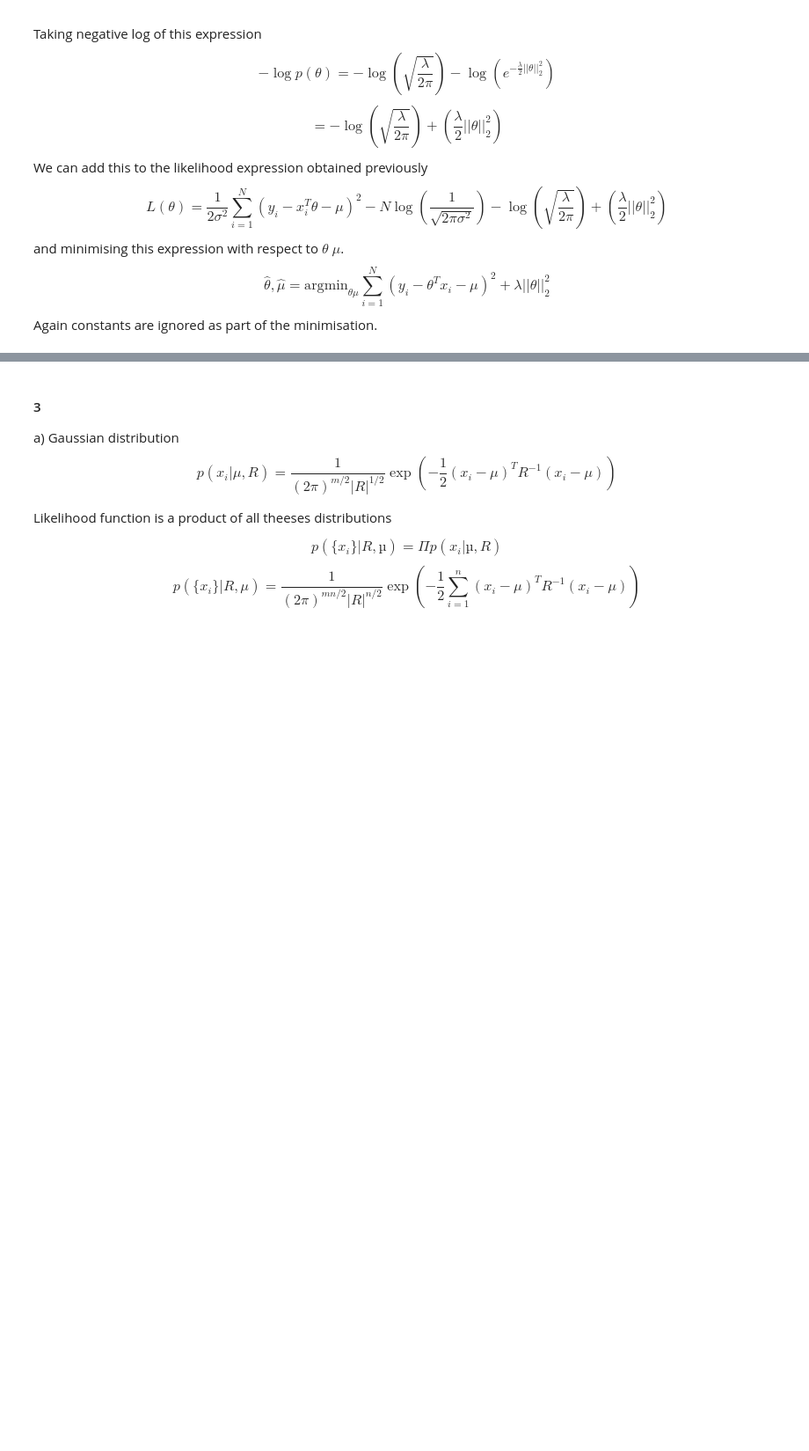
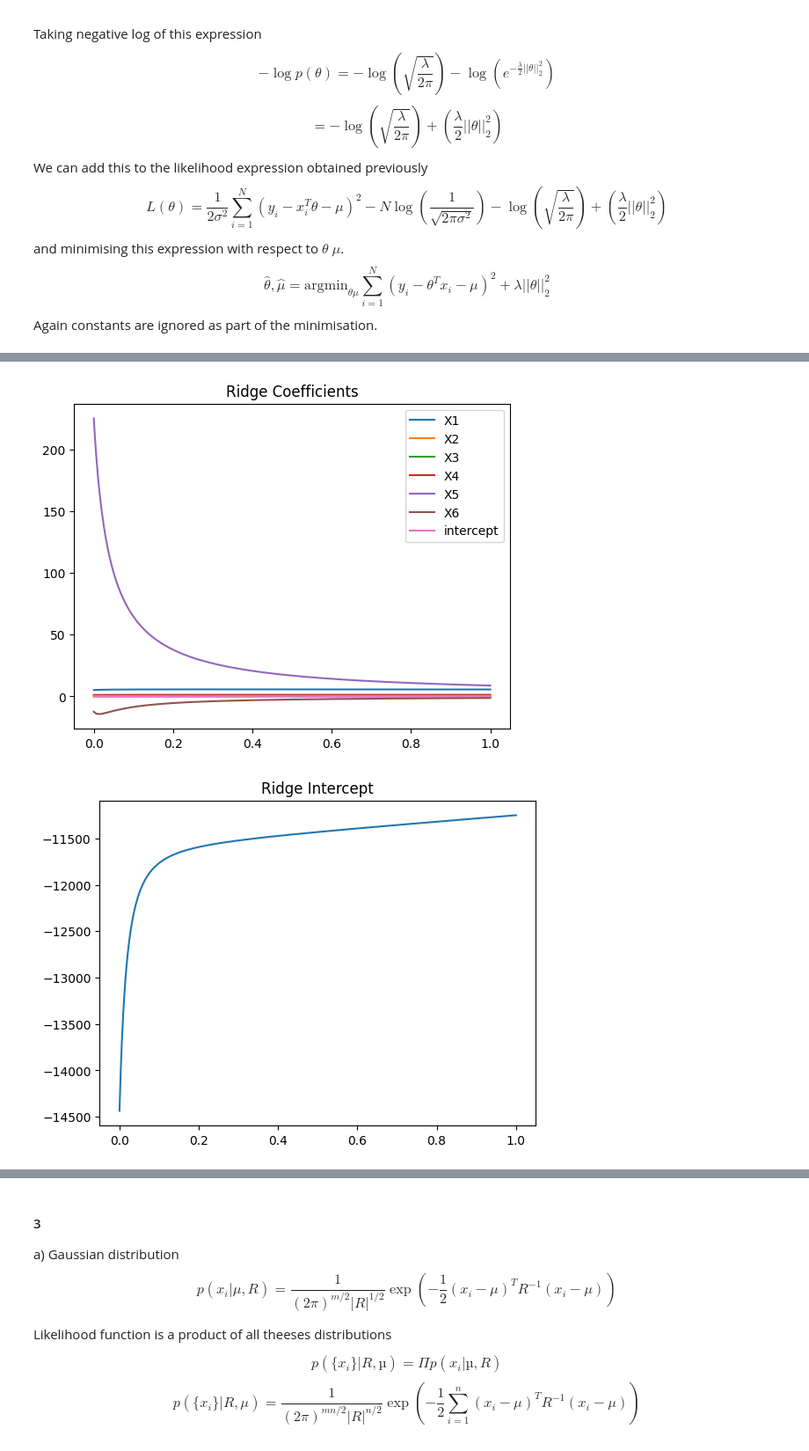
Before and after one commit to darkopetrov/DAT570_Continuous_optimization_in_data_science, a Jupyter notebook: Module_1/Code_1.ipynb, the cells around one changed output, grey strips where cells are left out. Shown at 88% size. Drawn from its saved outputs; the diff is of its cells as text; code cells hidden in the pictures; blank space fills up the shorter version.

```diff
--- a/Module_1/Code_1.ipynb
+++ b/Module_1/Code_1.ipynb
@@ -197,0 +101,62 @@ strong multicollinearity or other numerical problems.
+# %%
+import pandas
+import numpy as np
+from sklearn.linear_model import Ridge, LinearRegression
+from sklearn.model_selection import train_test_split
+from sklearn.metrics import mean_squared_error
+import statsmodels.api as sm
+import matplotlib.pyplot as plt
+
+# Loading the data
+data0=pandas.read_csv('Real estate.csv')
+
+
+# Separate x and y and remove the first column as it is the number of the sample
+
+
+def pricing(data):
+    X = data.drop('Y house price of unit area', axis=1)
+    X = X.drop('No', axis=1)
+    X['intercept'] = 1
+    y = data['Y house price of unit area']
+
+
+
+    ols_model = sm.OLS(y, X).fit()
+    print(ols_model.summary())
+    y_hat = ols_model.predict(X)
+    print("OLS mse: ",mean_squared_error(y, y_hat))
+
+
+    # Ridge Regression
+    alpha_values = np.linspace(0,1, 1000)
+    alpha_values = np.insert(alpha_values, 0, 0.)
+    ridge_models = {}
+    ridge_coefs = []
+    ridge_inter = []
+    ridge_mse = []
+
+    for alpha in alpha_values:
+        ridge_model = Ridge(alpha=alpha)
+        ridge_model.fit(X, y)
+        ridge_models[alpha] = ridge_model
+        y_hat = ridge_model.predict(X)
+        mse = mean_squared_error(y, y_hat)
+        ridge_mse.append(mse)
+        ridge_coefs.append(ridge_model.coef_)
+        ridge_inter.append(ridge_model.intercept_)
+
+
+    plt.figure()
+    plt.title("Ridge Coefficients")
+    plt.plot(alpha_values,(ridge_coefs), label=['X1', "X2", "X3", "X4", "X5", "X6", "intercept"])
+    plt.legend()
+    plt.figure()
+    plt.title("Ridge Intercept")
+    plt.plot(alpha_values,ridge_inter, label='Intercept')
+    plt.figure()
+    plt.title("Ridge Mean Squared Error")
+    plt.plot(ridge_mse)
+
+pricing(data0)
+# %% [output]
@@ -197,0 +180,2 @@ strong multicollinearity or other numerical problems.
+[figure, added]
+[figure, added]
```
Also changed, not shown: parts of 5 cells of this notebook.
